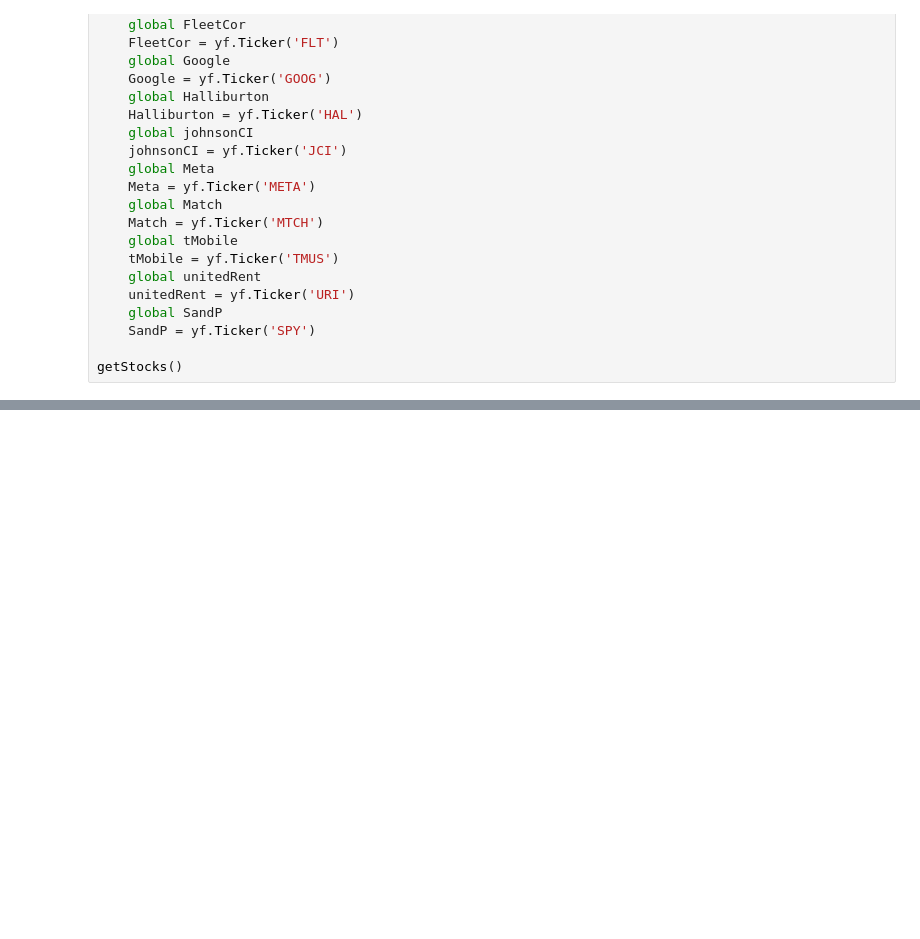
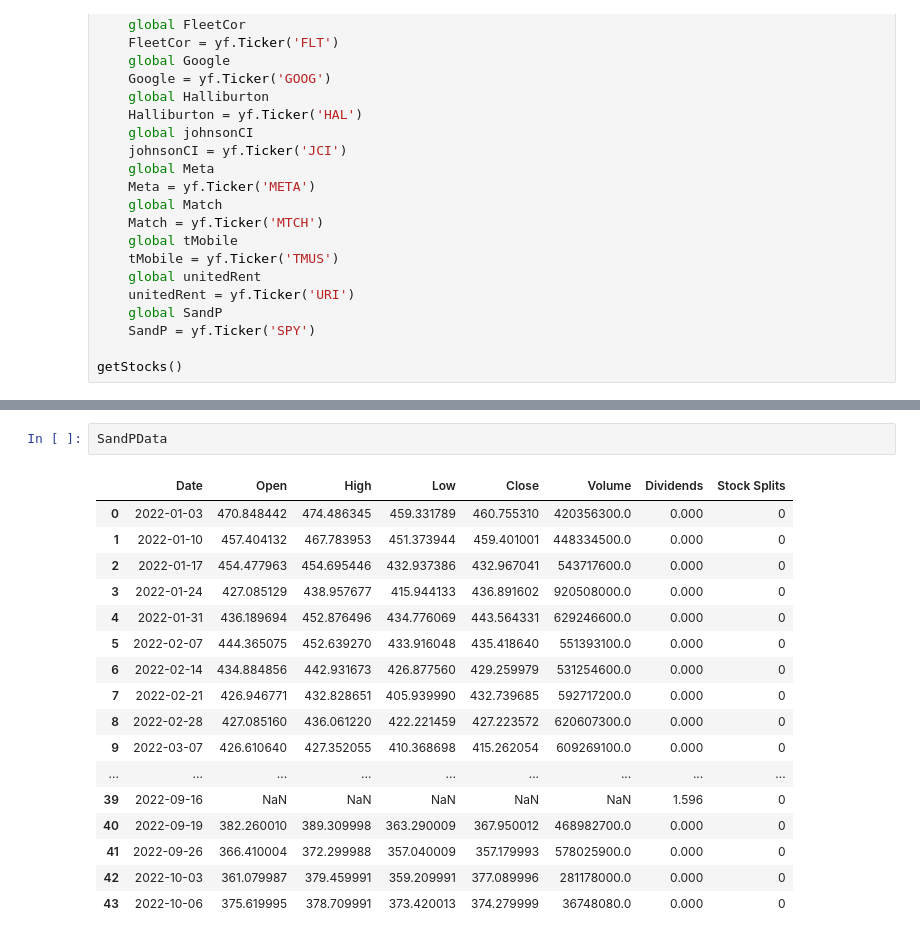
Before and after one commit to puvanans/Growth-Stock-Analysis, a Jupyter notebook: growthStocks.ipynb, the cells around one changed output, grey strips where cells are left out. Cells and saved outputs as stored; diff of their text form; blank space fills up the shorter version.

```diff
--- a/growthStocks.ipynb
+++ b/growthStocks.ipynb
@@ -60,0 +61,20 @@ getData()
+# %%
+SandPData
+# %% [output]
+|  | Date | Open | High | Low | Close | Volume | Dividends | Stock Splits |
+| 0 | 2022-01-03 | 470.848442 | 474.486345 | 459.331789 | 460.755310 | 420356300.0 | 0.000 | 0 |
+| 1 | 2022-01-10 | 457.404132 | 467.783953 | 451.373944 | 459.401001 | 448334500.0 | 0.000 | 0 |
+| 2 | 2022-01-17 | 454.477963 | 454.695446 | 432.937386 | 432.967041 | 543717600.0 | 0.000 | 0 |
+| 3 | 2022-01-24 | 427.085129 | 438.957677 | 415.944133 | 436.891602 | 920508000.0 | 0.000 | 0 |
+| 4 | 2022-01-31 | 436.189694 | 452.876496 | 434.776069 | 443.564331 | 629246600.0 | 0.000 | 0 |
+| 5 | 2022-02-07 | 444.365075 | 452.639270 | 433.916048 | 435.418640 | 551393100.0 | 0.000 | 0 |
+| 6 | 2022-02-14 | 434.884856 | 442.931673 | 426.877560 | 429.259979 | 531254600.0 | 0.000 | 0 |
+| 7 | 2022-02-21 | 426.946771 | 432.828651 | 405.939990 | 432.739685 | 592717200.0 | 0.000 | 0 |
+| 8 | 2022-02-28 | 427.085160 | 436.061220 | 422.221459 | 427.223572 | 620607300.0 | 0.000 | 0 |
+| 9 | 2022-03-07 | 426.610640 | 427.352055 | 410.368698 | 415.262054 | 609269100.0 | 0.000 | 0 |
+| ... | ... | ... | ... | ... | ... | ... | ... | ... |
+| 39 | 2022-09-16 | NaN | NaN | NaN | NaN | NaN | 1.596 | 0 |
+| 40 | 2022-09-19 | 382.260010 | 389.309998 | 363.290009 | 367.950012 | 468982700.0 | 0.000 | 0 |
+| 41 | 2022-09-26 | 366.410004 | 372.299988 | 357.040009 | 357.179993 | 578025900.0 | 0.000 | 0 |
+| 42 | 2022-10-03 | 361.079987 | 379.459991 | 359.209991 | 377.089996 | 281178000.0 | 0.000 | 0 |
+| 43 | 2022-10-06 | 375.619995 | 378.709991 | 373.420013 | 374.279999 | 36748080.0 | 0.000 | 0 |
```
Also changed, not shown: parts of 3 cells of this notebook.
